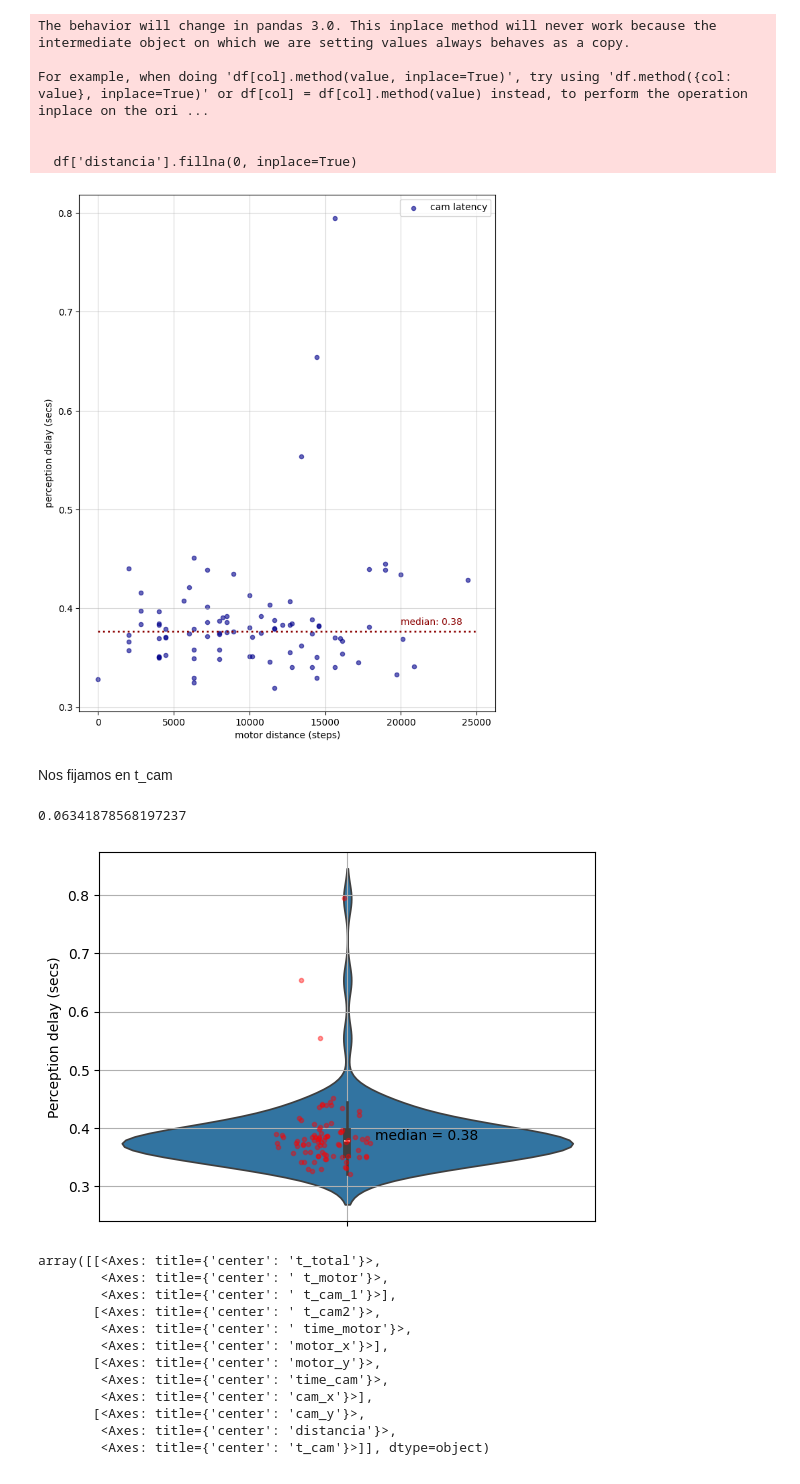
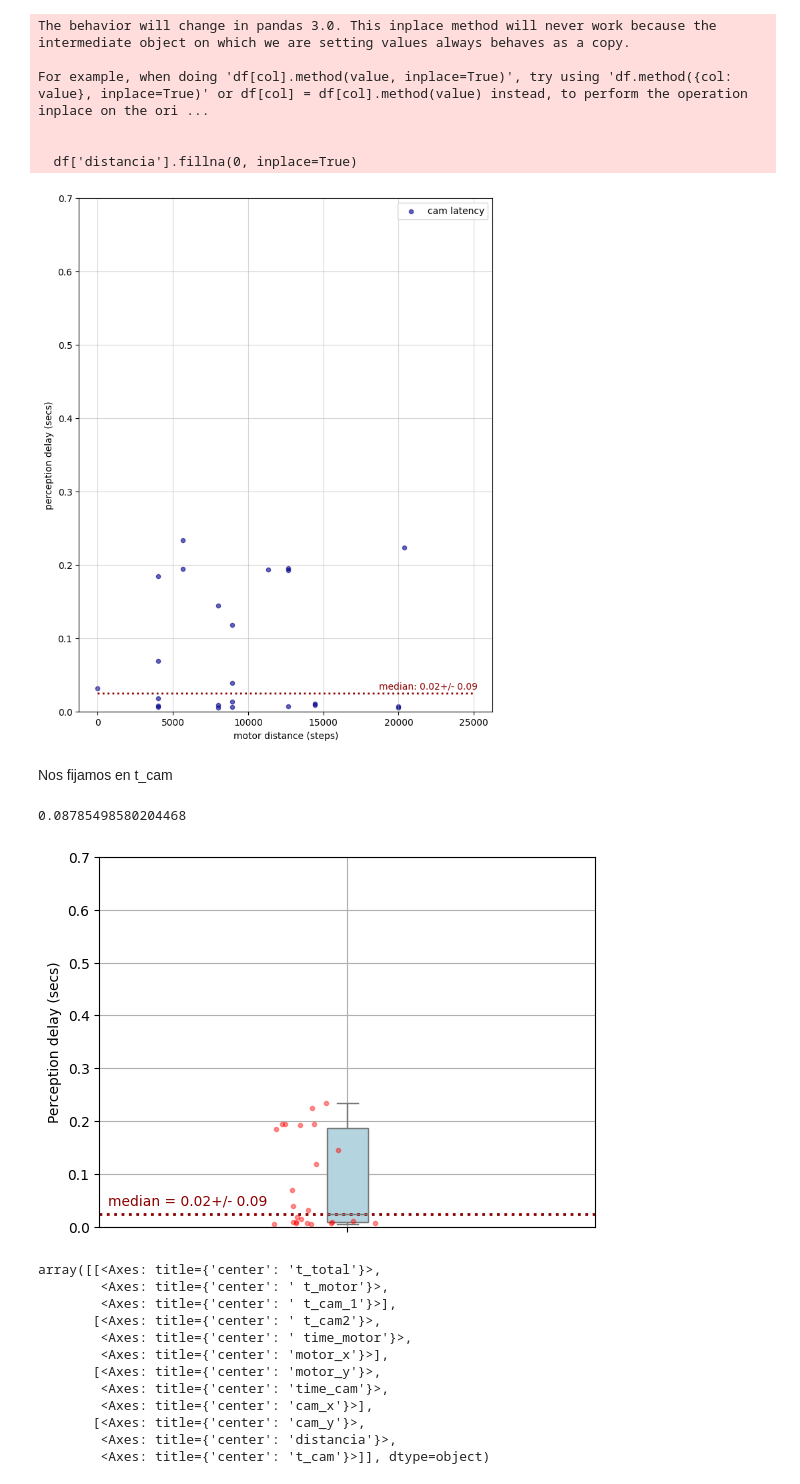
Before and after one commit to dartecne/photoneu, a Jupyter notebook: photoneu/raspberryPi/logs/dataAnalysis.ipynb, the cells around one changed output. Drawn from its saved outputs; the diff is of its cells as text; code cells hidden in the pictures.

```diff
--- a/photoneu/raspberryPi/logs/dataAnalysis.ipynb
+++ b/photoneu/raspberryPi/logs/dataAnalysis.ipynb
@@ -12,8 +12,13 @@ from sklearn.linear_model import LinearRegression
 from sklearn.preprocessing import PolynomialFeatures
 import statsmodels.api as sm
 # %%
-df_name = r'C:\Users\inges\OneDrive - UDIT\src\photoneu\photoneu\raspberryPi-v1\src\logs'
-df_name += r'\2024_08_29_04_18_52.log'
+
+df_name = r'C:\Users\inges\OneDrive - UDIT\src\photoneu\github\photoneu\photoneu\raspberryPi\logs'
+df_name += r'\2025_06_19_02_56_49.log' #\2024_08_29_04_18_52.log'
+#df_name += r'\2025_06_19_02_47_43.log'
+#df_name += r'\2025_06_19_02_28_19.log'
+#df_name += r'\2025_06_19_02_22_52.log'
+#df_name += r'\2025_06_19_02_20_29.log'
 
 df = pd.read_csv(df_name)
 # %% [markdown]
@@ -65,35 +70,39 @@ ax1.grid(which='major', alpha=0.5)
 #plt.title("Cam Lantency vs Motor movement Distance")
 l = m*np.ones(25000)
 plt.plot(l, linestyle = 'dotted', linewidth=2, color='darkred')
-plt.text(22000, m + 0.01, 'median: ' + f'{m:.2f}', ha='center', va='center', color='darkred', fontsize=10)
+plt.text(22000, m + 0.01, 'median: ' + f'{m:.2f}'+ "+/- " + f'{s:.2f}' , ha='center', va='center', color='darkred', fontsize=10)
+plt.ylim(0, 0.7)
 plt.ylabel("perception delay (secs)")
 plt.xlabel("motor distance (steps)")
 plt.show()
 # %% [output]
-[figure, old version]
+[figure, new version]
 # %% [markdown]
 Nos fijamos en t_cam
 # %%
 
 m = df['t_cam'].median()
 s = df['t_cam'].std()
 x = np.random.normal(-0.04,0.04,size=len(df['t_cam']))
 
 print(s)
 plt.figure()
-#sns.boxplot(df['t_cam'],fill=True,)
-sns.violinplot(df['t_cam'],fill=True)
-plt.text(x = 0.05, y = 0.38, s="median = " + f'{m:.2f}')
+sns.boxplot(df['t_cam'],fill=True, width=0.05,color="lightblue", fliersize=0)
+#sns.violinplot(df['t_cam'],fill=True)
+plt.text(x = -0.29, y = 0.04, s="median = " + f'{m:.2f}'+ "+/- " + f'{s:.2f}', fontsize=10, color='darkred')
 #plt.text(x = 0.05, y = 2.2, s=f"std = {s:.2f}" )
+plt.hlines(m, -0.3, 0.3, colors='darkred', linestyles='dotted', linewidth=2)
+plt.xlim(-0.3,0.3)
+plt.ylim(0,0.7)
 plt.plot(x, df['t_cam'], 'r.', alpha=0.4)
 #plt.title('Mediana de número de ratones detectados por imagen.')
 plt.ylabel('Perception delay (secs)')
 
 plt.grid(True)
 plt.show()
 # %% [output]
-0.06341878568197237
+0.08785498580204468
-[figure, old version]
+[figure, new version]
 # %%
 df.hist(bins=100, figsize=(30,20))
 # %% [output]
```
Also changed, not shown: parts of 1 cell of this notebook, 2 other files.
